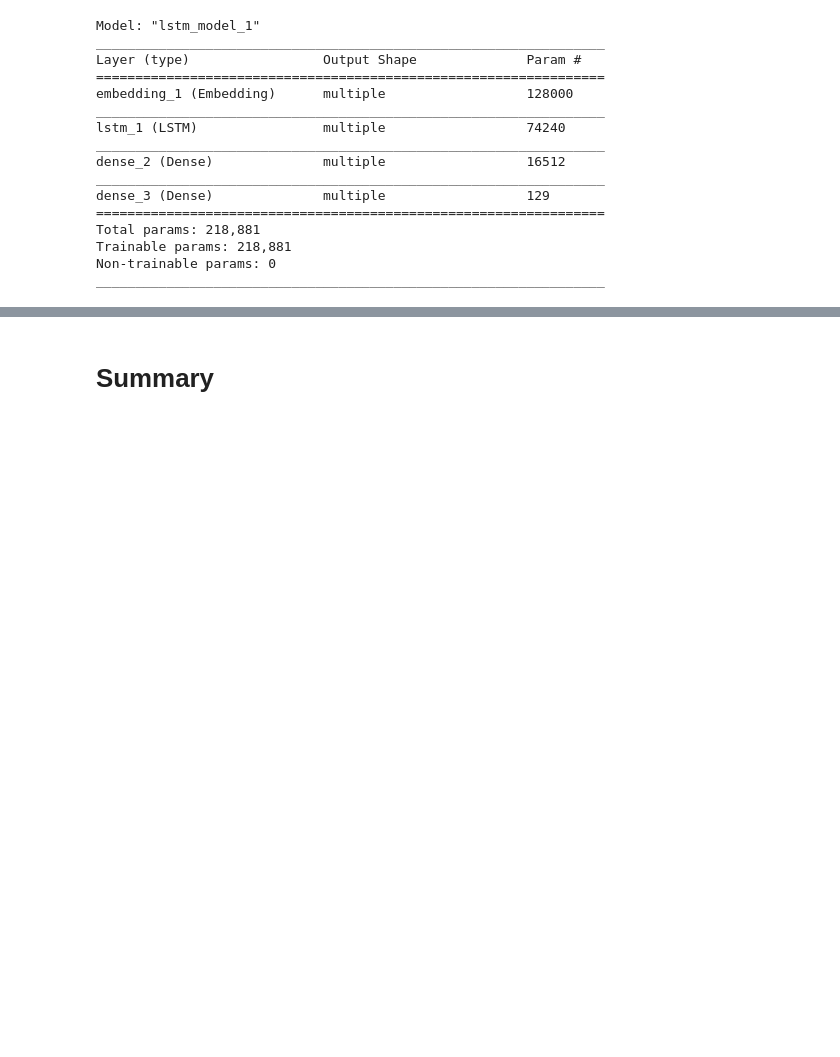
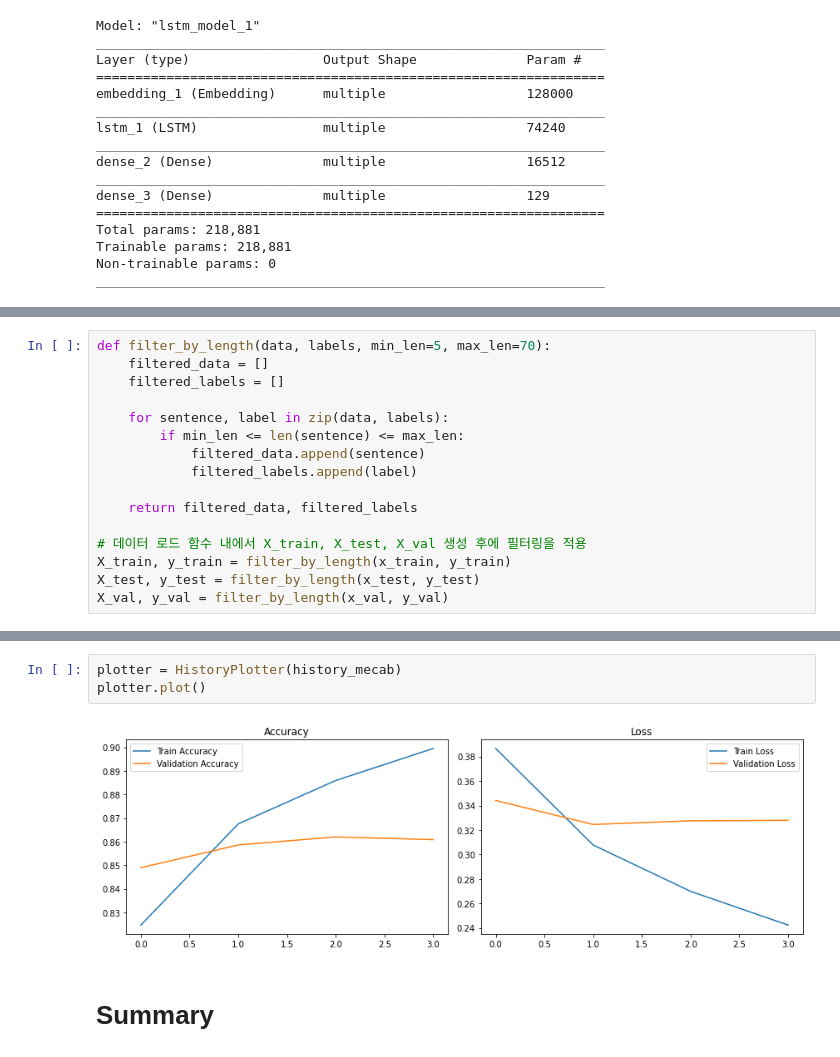
Before and after one commit to HwngInJn/aiffel_online_quest, a Jupyter notebook: GD_1/SentencePiece.ipynb, the cells around one changed output, grey strips where cells are left out. Cells and saved outputs as stored; diff of their text form; blank space fills up the shorter version.

```diff
--- a/GD_1/SentencePiece.ipynb
+++ b/GD_1/SentencePiece.ipynb
@@ -713,0 +786,16 @@ plotter.plot()
+# %%
+def filter_by_length(data, labels, min_len=5, max_len=70):
+    filtered_data = []
+    filtered_labels = []
+
+    for sentence, label in zip(data, labels):
+        if min_len <= len(sentence) <= max_len:
+            filtered_data.append(sentence)
+            filtered_labels.append(label)
+
+    return filtered_data, filtered_labels
+
+# 데이터 로드 함수 내에서 X_train, X_test, X_val 생성 후에 필터링을 적용
+X_train, y_train = filter_by_length(x_train, y_train)
+X_test, y_test = filter_by_length(x_test, y_test)
+X_val, y_val = filter_by_length(x_val, y_val)
@@ -714,3 +861,8 @@ plotter.plot()
+# %%
+plotter = HistoryPlotter(history_mecab)
+plotter.plot()
+# %% [output]
+[figure, added]
 # %% [markdown]
 # Summary
 # %% [markdown]
```
Also changed, not shown: parts of 22 cells of this notebook.
